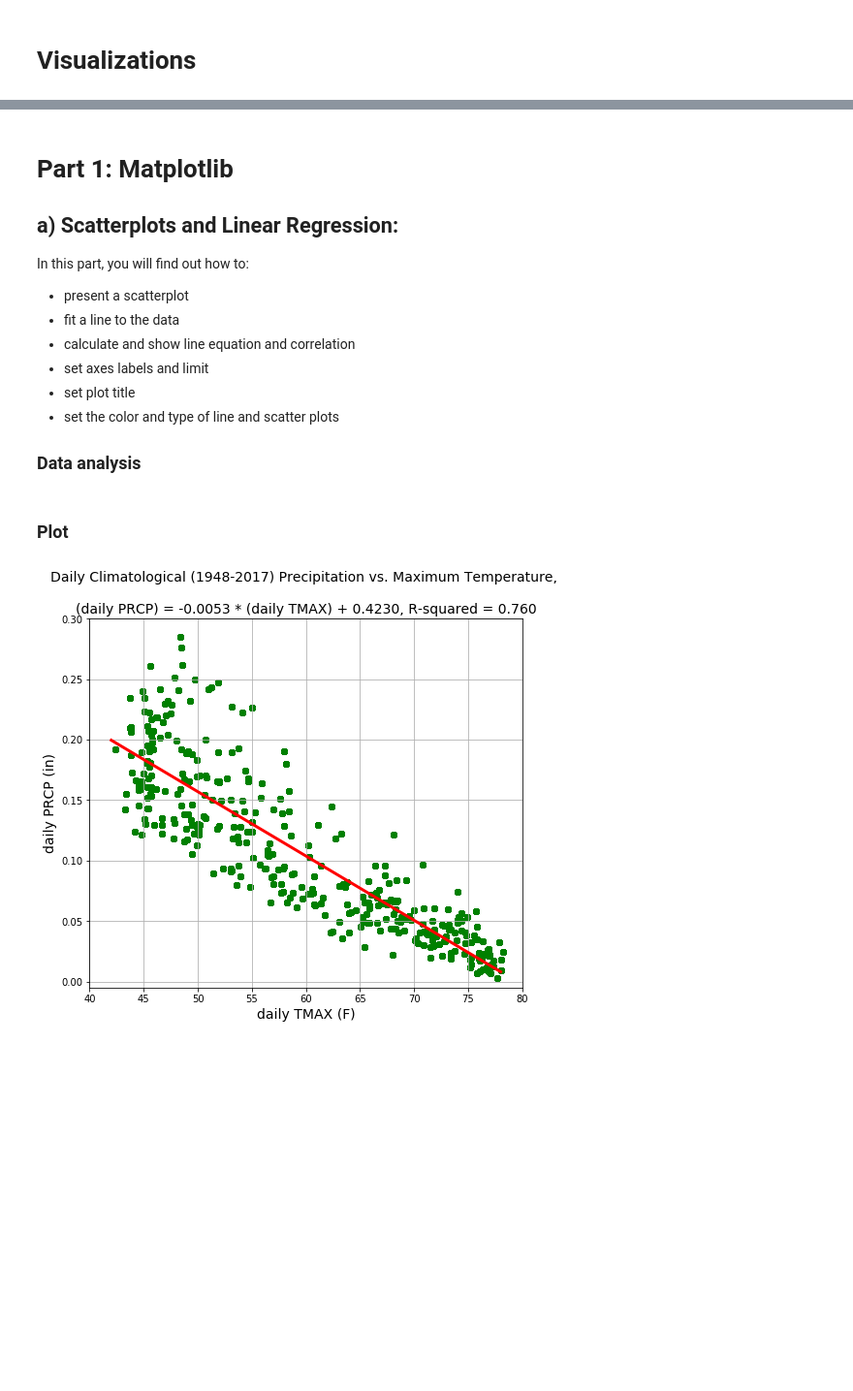
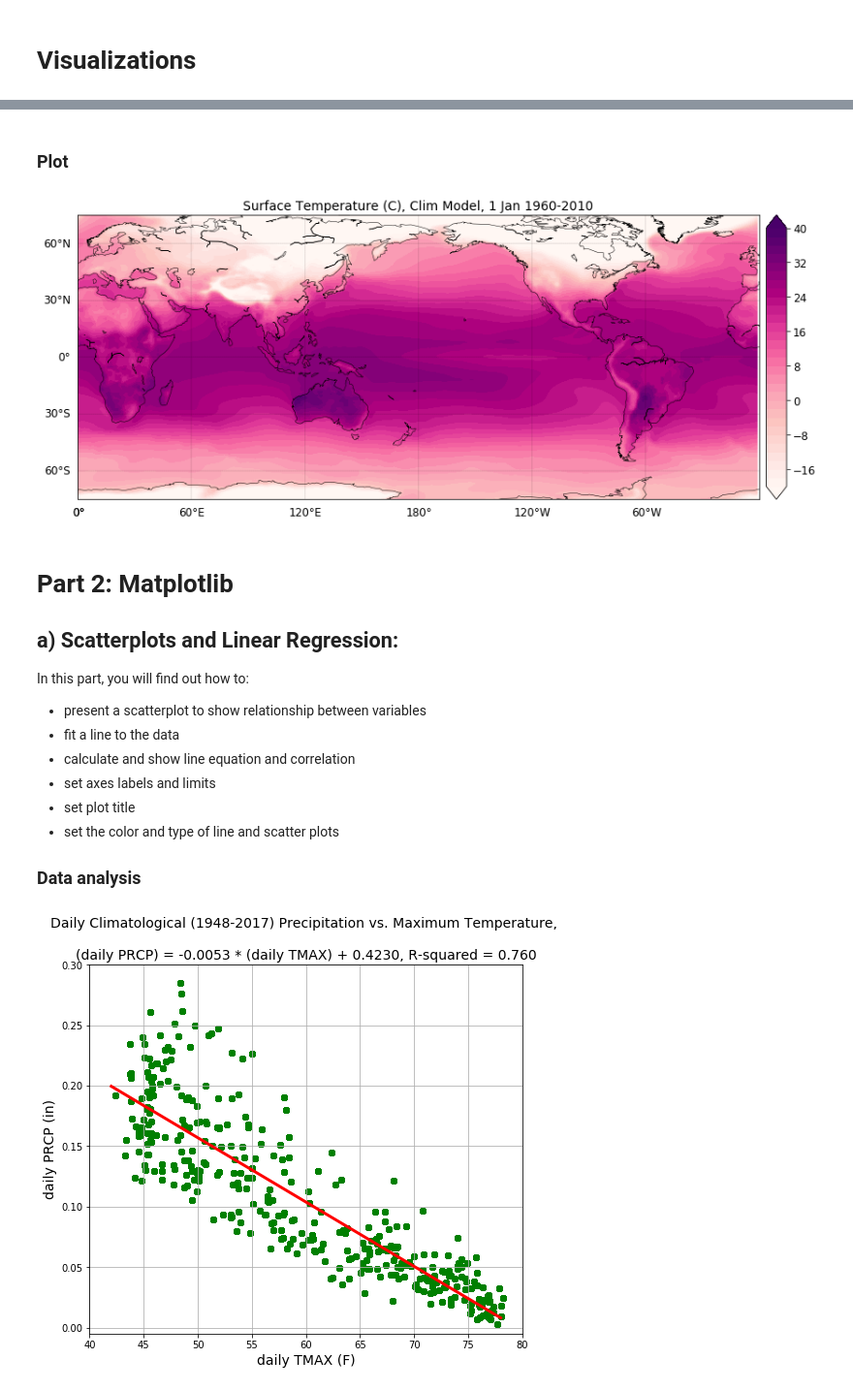
Before and after one commit to e-erfani/Visualization, a Jupyter notebook: Visualization.ipynb, the cells around one changed output, grey strips where cells are left out. Shown: that part at 97% size. Drawn from its saved outputs; the diff is of its cells as text; code cells hidden in the pictures; blank space fills up the shorter version.

```diff
--- a/Visualization.ipynb
+++ b/Visualization.ipynb
@@ -3,13 +16,49 @@
+# %%
+# importing libraries
+from netCDF4 import Dataset
+import matplotlib.pyplot as plt
+import numpy as np
+from mpl_toolkits.basemap import Basemap
+import h5py
+
+# reading map data
+fle_grid = Dataset('b.e20.B1850.f09_g17.pi_control.all.297.cam.h0.0208-01.nc')
+lat = fle_grid.variables['lat'][:] # latitude
+lon = fle_grid.variables['lon'][:] # longitude
+lat_mg, lon_mg = np.meshgrid(lat, lon) # making meshgrid
+
+TS  = fle_grid.variables['TS'][:] - 273.15 # surface temperature converted from kelvin to celcius unit
+surf_temp = TS[0,:,:] # trimming variable
+surf_temp = np.transpose(surf_temp) # making it consistent with lat and lon dimension
+# %% [markdown]
+### Plot
+# %%
+plt.figure(figsize=(14,9))
+# map settings and limits
+map = Basemap(projection='cyl',llcrnrlat=-75,urcrnrlat=75,\
+            llcrnrlon=0,urcrnrlon=360,resolution='c')
+map.drawcoastlines(linewidth=.5) # coastlines
+map.drawparallels(np.arange(-90,91,30.),labels=[1,0,0,0],linewidth=0.2,fontsize=12) # vertical grids
+map.drawmeridians(np.arange(-180,180,60.),labels=[0,0,0,1],linewidth=0.2,fontsize=12) # horizontal grids
+x,y = map(lon_mg,lat_mg)
+clevs = np.arange(-20.,40.01,2) # limits of the plotted variable
+csf = map.contourf(x,y,surf_temp,clevs,extend='both',cmap='RdPu') # filled contours
+cb = map.colorbar(csf,"right", extend='neither',size="3%", pad="1%")
+title_name = "Surface Temperature (C), Clim Model, 1 Jan 1960-2010"
+plt.title(title_name, fontsize = 14) # title
+plt.show()
+# %% [output]
+[figure, added]
 # %% [markdown]
-# Part 1: Matplotlib
+# Part 2: Matplotlib
 
 ## a) Scatterplots and Linear Regression:
 
 In this part, you will find out how to:
-- present a scatterplot
+- present a scatterplot to show relationship between variables
 - fit a line to the data
 - calculate and show line equation and correlation
-- set axes labels and limit
+- set axes labels and limits
 - set plot title
 - set the color and type of line and scatter plots
 
@@ -62,8 +111,6 @@ X, Y = met_new_df['daily_TMAX'].values.reshape(-1, 1), met_new_df['daily_PRCP']
 Lin_Reg = LinearRegression()
 Lin_Reg.fit(X, Y)
 R_squared_train = Lin_Reg.score(X, Y)
-# %% [markdown]
-### Plot
 # %%
 # defining linear regression variables:
 T = np.array(range(42,79))
```
Also changed, not shown: parts of 3 cells of this notebook.
